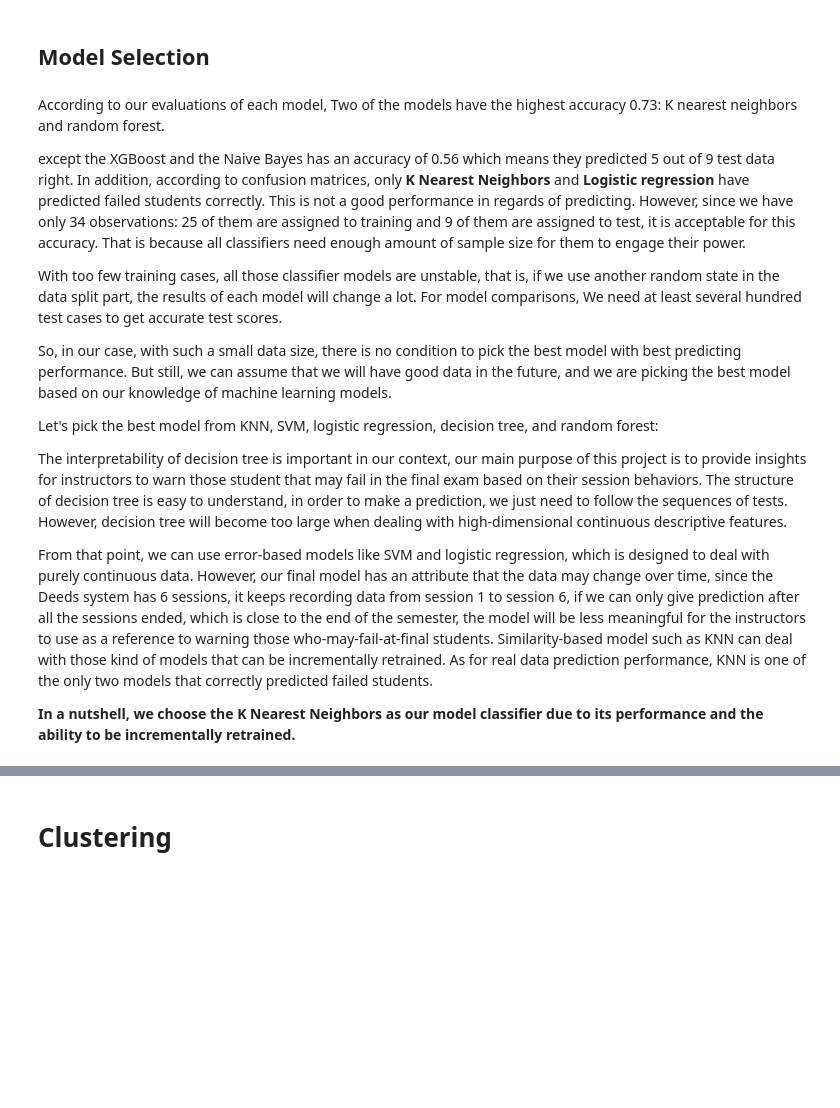
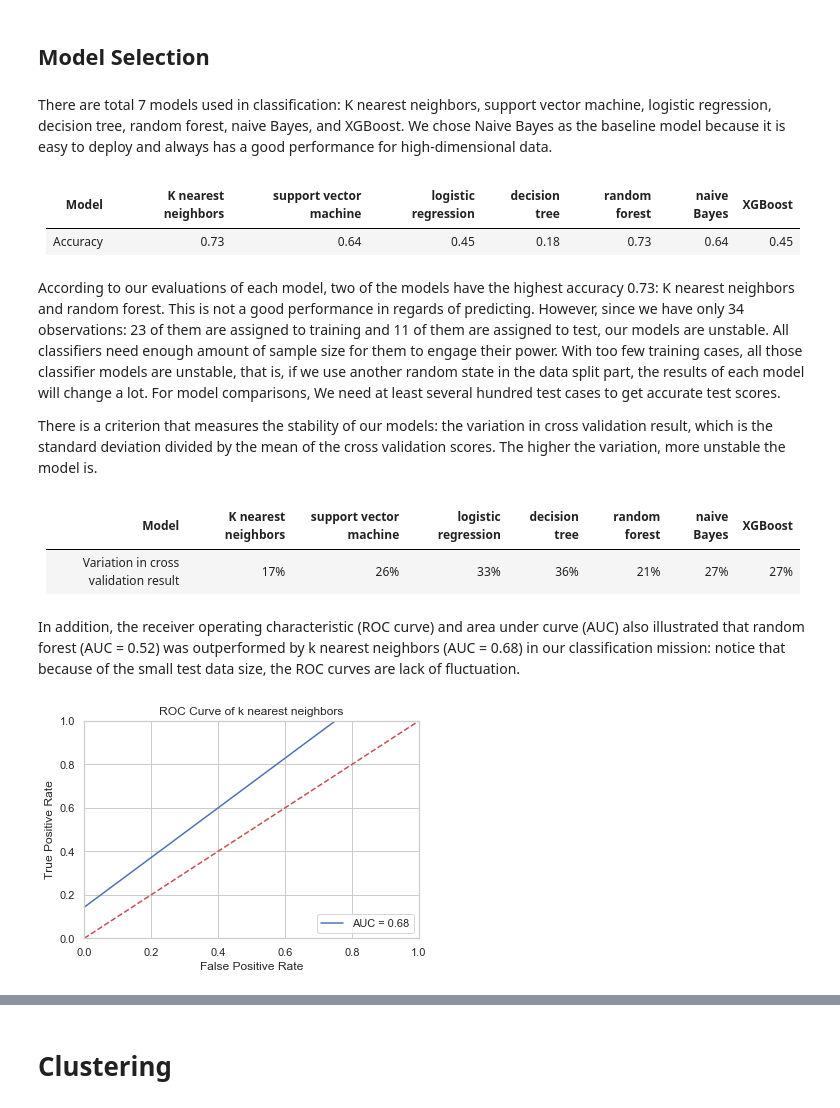
Before and after one commit to ZhenghaoXiao32/educational-process-mining, a Jupyter notebook: educational_process_mining.ipynb, the cells around one changed output, grey strips where cells are left out. Cells and saved outputs as stored; diff of their text form; code cells hidden in the pictures; blank space fills up the shorter version.

```diff
--- a/educational_process_mining.ipynb
+++ b/educational_process_mining.ipynb
@@ -1920,20 +1929,24 @@ Standard deviation of cross validation scores: 0.12
 Coefficient of Variation in CV result: 0.27
 # %% [markdown]
 ## Model Selection
+# %% [markdown]
+There are total 7 models used in classification: K nearest neighbors, support vector machine, logistic regression, decision tree, random forest, naive Bayes, and XGBoost. We chose Naive Bayes as the baseline model because it is easy to deploy and always has a good performance for high-dimensional data.
+# %% [markdown]
+| Model | K nearest neighbors | support vector machine | logistic regression | decision tree | random forest | naive Bayes | XGBoost |
+| --- | --- | --- | --- | --- | --- | --- | --- |
+| Accuracy | 0.73 | 0.64 | 0.45 | 0.18 | 0.73 | 0.64 | 0.45 |
 # %% [markdown]
-According to our evaluations of each model, Two of the models have the highest accuracy 0.73: K nearest neighbors and random forest.
+According to our evaluations of each model, two of the models have the highest accuracy 0.73: K nearest neighbors and random forest. This is not a good performance in regards of predicting. However, since we have only 34 observations: 23 of them are assigned to training and 11 of them are assigned to test, our models are unstable. All classifiers need enough amount of sample size for them to engage their power. With too few training cases, all those classifier models are unstable, that is, if we use another random state in the data split part, the results of each model will change a lot. For model comparisons, We need at least several hundred test cases to get accurate test scores.
 
-
-except the XGBoost and the Naive Bayes has an accuracy of 0.56 which means they predicted 5 out of 9 test data right. In addition, according to confusion matrices, only **K Nearest Neighbors** and **Logistic regression** have predicted failed students correctly. This is not a good performance in regards of predicting. However, since we have only 34 observations: 25 of them are assigned to training and 9 of them are assigned to test, it is acceptable for this accuracy. That is because all classifiers need enough amount of sample size for them to engage their power.
-
-With too few training cases, all those classifier models are unstable, that is, if we use another random state in the data split part, the results of each model will change a lot. For model comparisons, We need at least several hundred test cases to get accurate test scores.
-
-So, in our case, with such a small data size, there is no condition to pick the best model with best predicting performance. But still, we can assume that we will have good data in the future, and we are picking the best model based on our knowledge of machine learning models.
-
-Let's pick the best model from KNN, SVM, logistic regression, decision tree, and random forest:
-
-The interpretability of decision tree is important in our context, our main purpose of this project is to provide insights for instructors to warn those student that may fail in the final exam based on their session behaviors. The structure of decision tree is easy to understand, in order to make a prediction, we just need to follow the sequences of tests. However, decision tree will become too large when dealing with high-dimensional continuous descriptive features.
-
-From that point, we can use error-based models like SVM and logistic regression, which is designed to deal with purely continuous data. However, our final model has an attribute that the data may change over time, since the Deeds system has 6 sessions, it keeps recording data from session 1 to session 6, if we can only give prediction after all the sessions ended, which is close to the end of the semester, the model will be less meaningful for the instructors to use as a reference to warning those who-may-fail-at-final students. Similarity-based model such as KNN can deal with those kind of models that can be incrementally retrained. As for real data prediction performance, KNN is one of the only two models that correctly predicted failed students.
-
-**In a nutshell, we choose the K Nearest Neighbors as our model classifier due to its performance and the ability to be incrementally retrained.**
+There is a criterion that measures the stability of our models: the variation in cross validation result, which is the standard deviation divided by the mean of the cross validation scores. The higher the variation, more unstable the model is.
+# %% [markdown]
+| Model | K nearest neighbors | support vector machine | logistic regression | decision tree | random forest | naive Bayes | XGBoost |
+| --- | --- | --- | --- | --- | --- | --- | --- |
+| Variation in cross validation result | 17% | 26% | 33% | 36% | 21% | 27% | 27% |
+# %% [markdown]
+In addition, the receiver operating characteristic (ROC curve) and area under curve (AUC) also illustrated that random forest (AUC = 0.52) was outperformed by k nearest neighbors (AUC = 0.68) in our classification mission: notice that because of the small test data size, the ROC curves are lack of fluctuation.
+# %%
+y_scores = knn_grid.predict_proba(X_test)
+plot_roc('k nearest neighbors')
+# %% [output]
+[figure, added]
```
Also changed, not shown: parts of 8 cells of this notebook.
